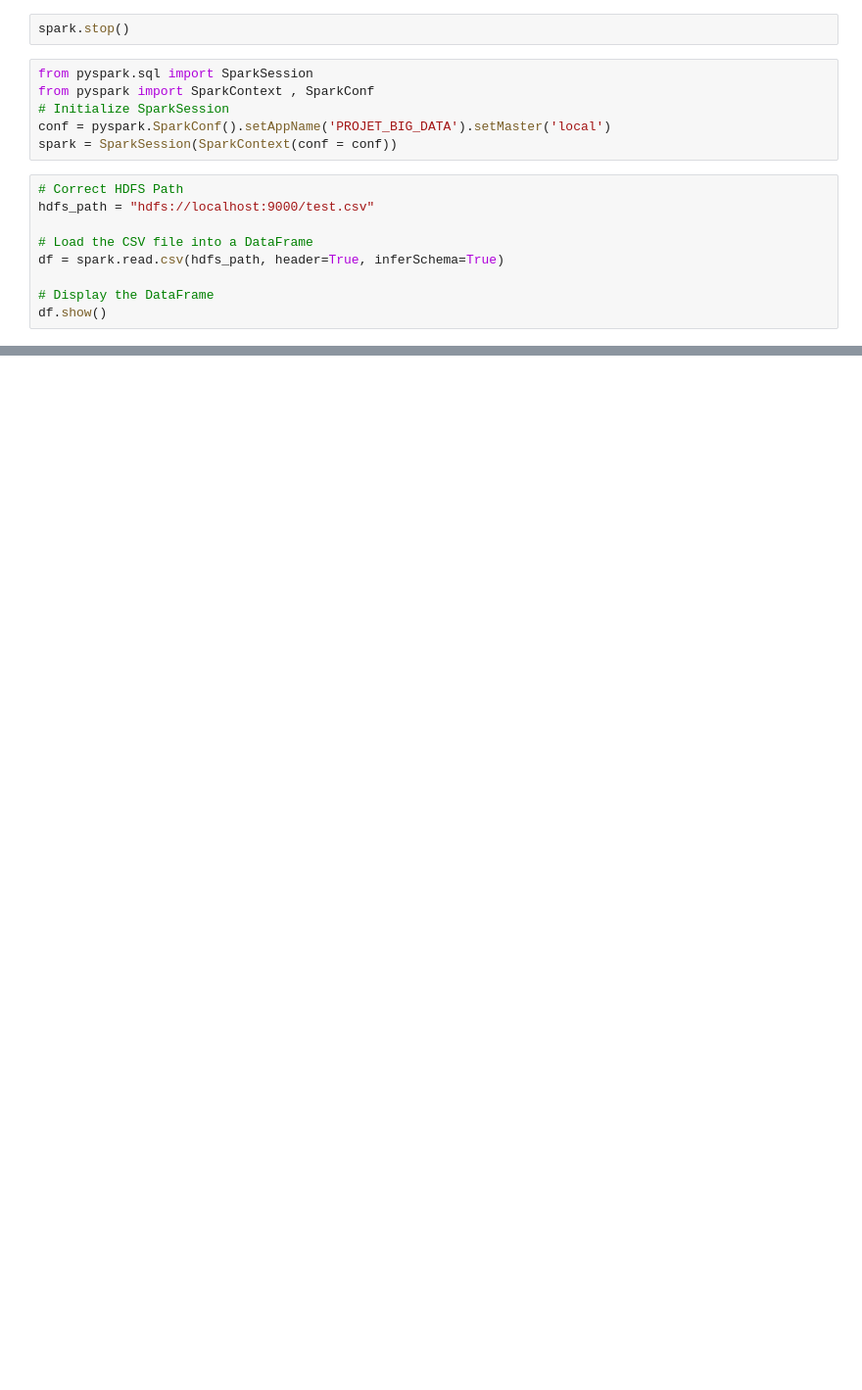
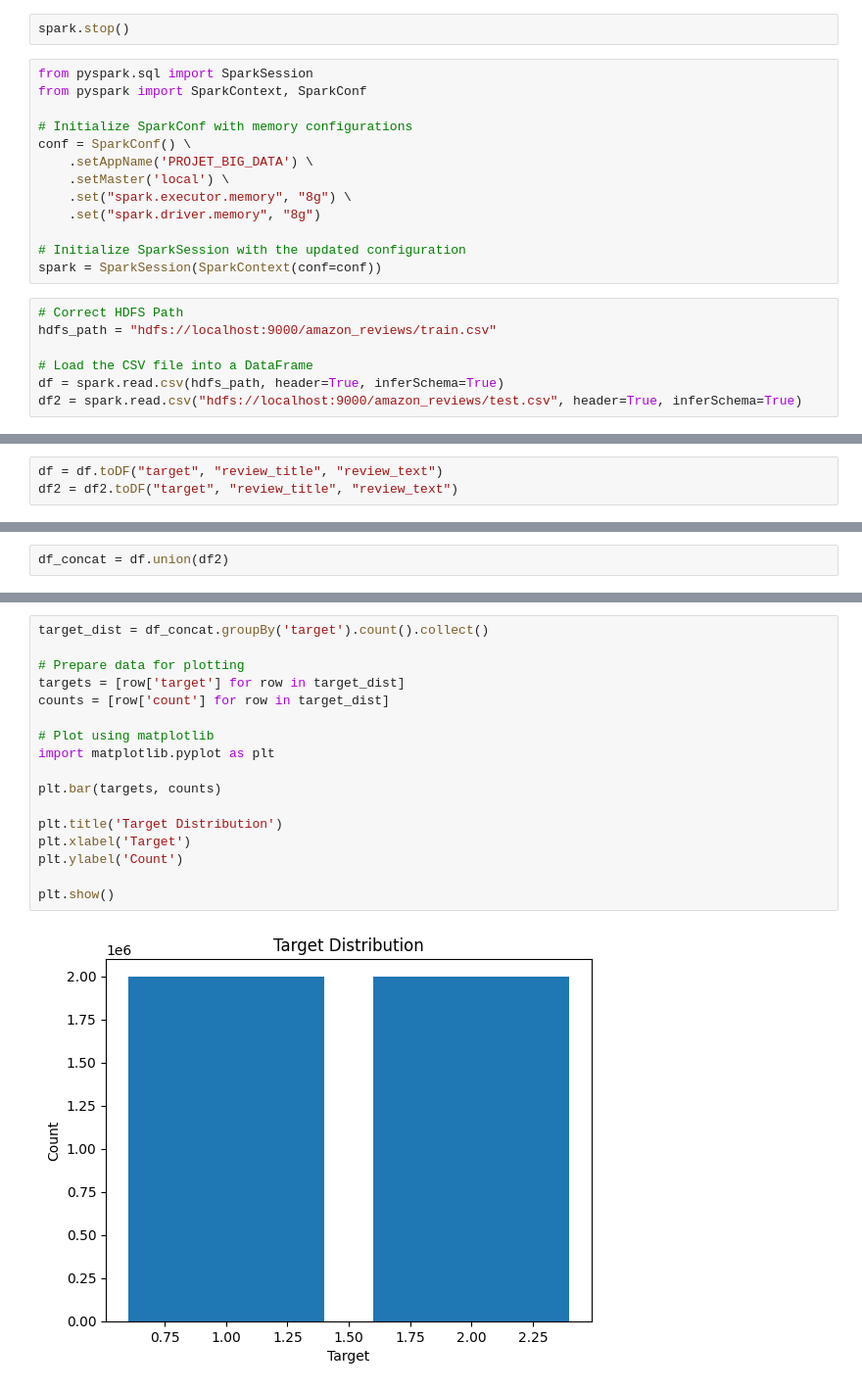
Before and after one commit to issamhamamid/Sentiment-Analysis-with-Spark-and-Hadoop, a Jupyter notebook: Untitled.ipynb, the cells around one changed output, grey strips where cells are left out. Shown: that part at 98% size. Drawn from its saved outputs; the diff is of its cells as text; blank space fills up the shorter version.

Commit message:
exploratory data analysis

```diff
--- a/Untitled.ipynb
+++ b/Untitled.ipynb
@@ -2,16 +2,21 @@
 spark.stop()
 # %%
 from pyspark.sql import SparkSession
-from pyspark import SparkContext , SparkConf
-# Initialize SparkSession
-conf = pyspark.SparkConf().setAppName('PROJET_BIG_DATA').setMaster('local')
-spark = SparkSession(SparkContext(conf = conf))
+from pyspark import SparkContext, SparkConf
+
+# Initialize SparkConf with memory configurations
+conf = SparkConf() \
+    .setAppName('PROJET_BIG_DATA') \
+    .setMaster('local') \
+    .set("spark.executor.memory", "8g") \
+    .set("spark.driver.memory", "8g")
+
+# Initialize SparkSession with the updated configuration
+spark = SparkSession(SparkContext(conf=conf))
 # %%
 # Correct HDFS Path
-hdfs_path = "hdfs://localhost:9000/test.csv"
+hdfs_path = "hdfs://localhost:9000/amazon_reviews/train.csv"
 
 # Load the CSV file into a DataFrame
 df = spark.read.csv(hdfs_path, header=True, inferSchema=True)
-
-# Display the DataFrame
-df.show()
+df2 = spark.read.csv("hdfs://localhost:9000/amazon_reviews/test.csv", header=True, inferSchema=True)
@@ -25,0 +23,3 @@ df.show()
+# %%
+df = df.toDF("target", "review_title", "review_text")
+df2 = df2.toDF("target", "review_title", "review_text")
@@ -25,0 +43,2 @@ df.show()
+# %%
+df_concat = df.union(df2)
@@ -25,0 +49,19 @@ df.show()
+# %%
+target_dist = df_concat.groupBy('target').count().collect()
+
+# Prepare data for plotting
+targets = [row['target'] for row in target_dist]
+counts = [row['count'] for row in target_dist]
+
+# Plot using matplotlib
+import matplotlib.pyplot as plt
+
+plt.bar(targets, counts)
+
+plt.title('Target Distribution')
+plt.xlabel('Target')
+plt.ylabel('Count')
+
+plt.show()
+# %% [output]
+[figure, added]
```
Also changed, not shown: parts of 10 cells of this notebook.
